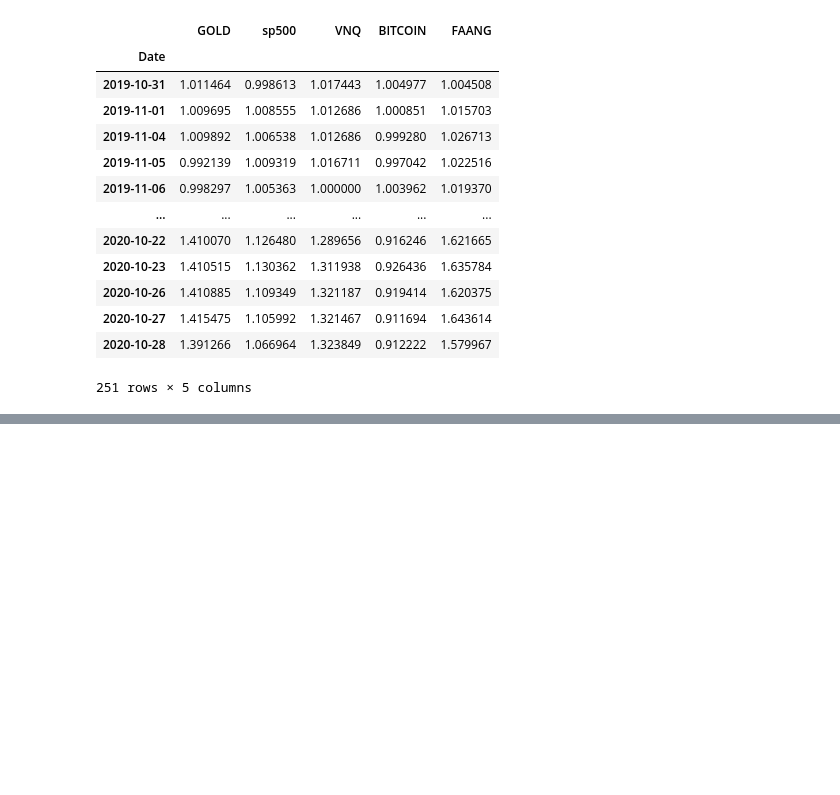
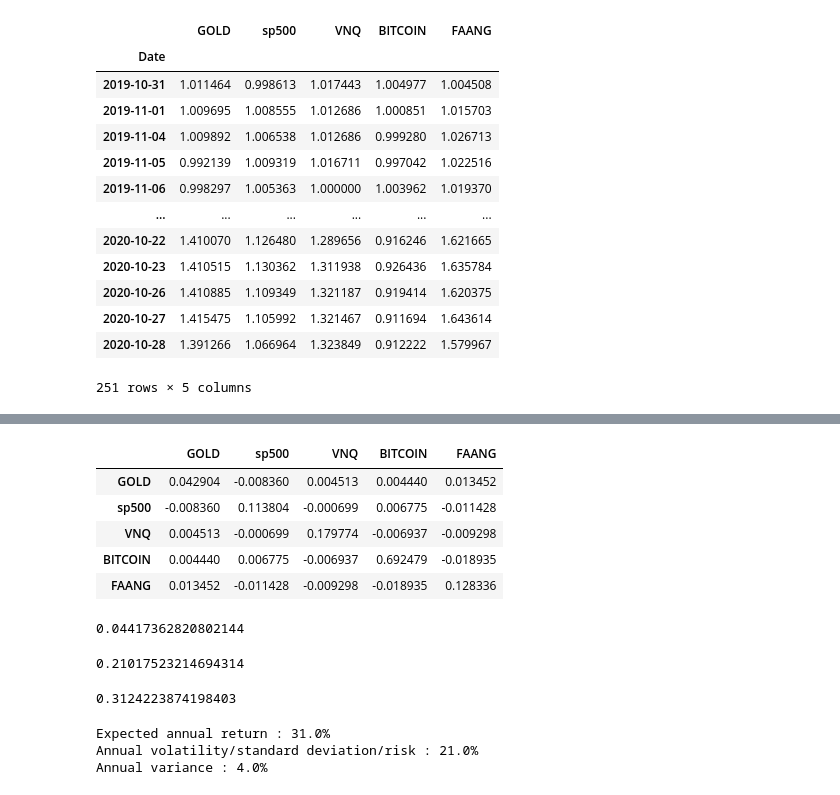
Before and after one commit to Milticket414/Dream-Team, a Jupyter notebook: notebooks/jorge.ipynb, the cells around one changed output, grey strips where cells are left out. Saved outputs shown, nothing was run; the diff lists cells and outputs as text; code cells hidden in the pictures; blank space fills up the shorter version.

Commit message:
beggining of optimal port

```diff
--- a/notebooks/jorge.ipynb
+++ b/notebooks/jorge.ipynb
@@ -403,0 +433,39 @@ asset_returns.plot(figsize = (20,10), title="Asset 1-Year Returns")
+# %%
+cov_matrix_annual = my_assets.cov() * 252
+cov_matrix_annual
+# %% [output]
+|  | GOLD | sp500 | VNQ | BITCOIN | FAANG |
+| GOLD | 0.042904 | -0.008360 | 0.004513 | 0.004440 | 0.013452 |
+| sp500 | -0.008360 | 0.113804 | -0.000699 | 0.006775 | -0.011428 |
+| VNQ | 0.004513 | -0.000699 | 0.179774 | -0.006937 | -0.009298 |
+| BITCOIN | 0.004440 | 0.006775 | -0.006937 | 0.692479 | -0.018935 |
+| FAANG | 0.013452 | -0.011428 | -0.009298 | -0.018935 | 0.128336 |
+# %%
+#Portfolio Vaariance
+port_variance = np.dot(weights.T, np.dot(cov_matrix_annual, weights))
+port_variance
+# %% [output]
+0.04417362820802144
+# %%
+#Volatility(Standard Deviation)
+port_volatility = np.sqrt(port_variance)
+port_volatility
+# %% [output]
+0.21017523214694314
+# %%
+#Annual Return
+portfolioSimpleAnnualReturn = np.sum(my_assets.mean()*weights) * 252
+portfolioSimpleAnnualReturn
+# %% [output]
+0.3124223874198403
+# %%
+percent_var = str(round(port_variance, 2) * 100) + '%'
+percent_vols = str(round(port_volatility, 2) * 100) + '%'
+percent_ret = str(round(portfolioSimpleAnnualReturn, 2)*100)+'%'
+print("Expected annual return : "+ percent_ret)
+print('Annual volatility/standard deviation/risk : '+percent_vols)
+print('Annual variance : '+percent_var)
+# %% [output]
+Expected annual return : 31.0%
+Annual volatility/standard deviation/risk : 21.0%
+Annual variance : 4.0%
```
Also changed, not shown: parts of 7 cells of this notebook.
